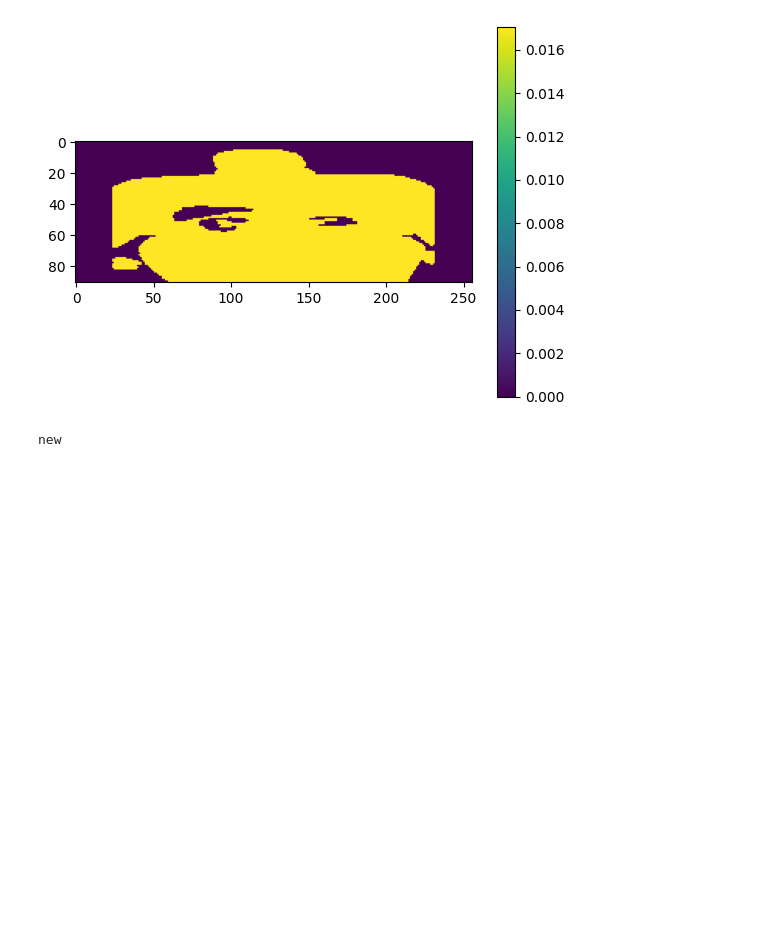
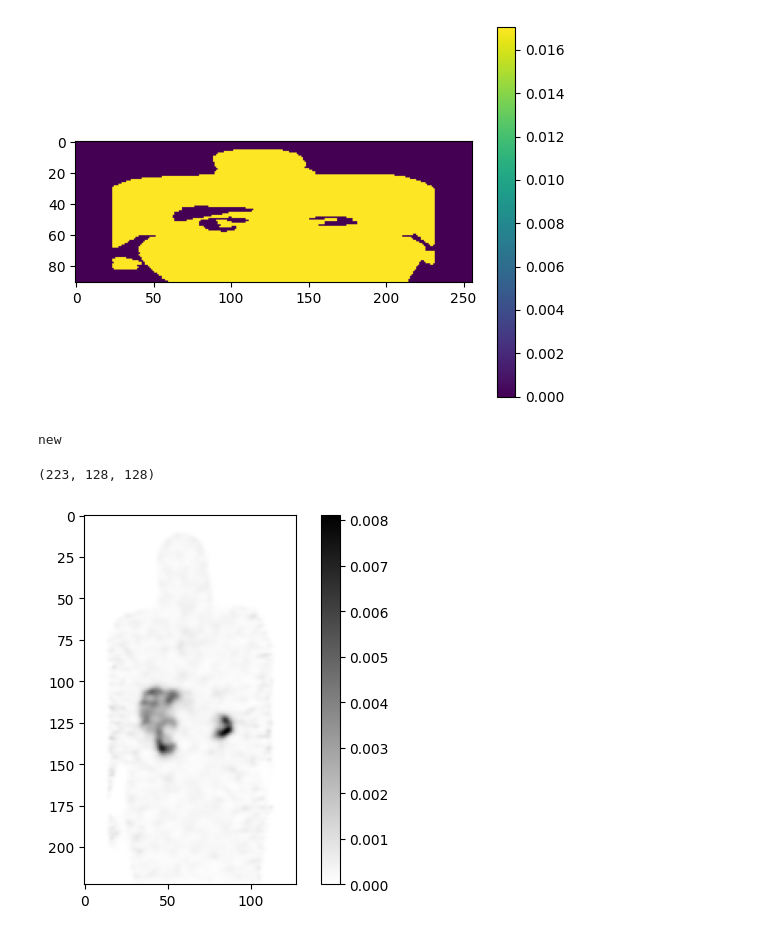
Before and after one commit to qurit/Theranostic-Virtual-Patient-Pipeline, a Jupyter notebook: testing.ipynb, the cells around one changed output. Cells and saved outputs as stored; diff of their text form; code cells hidden in the pictures; blank space fills up the shorter version.

```diff
--- a/testing.ipynb
+++ b/testing.ipynb
@@ -1003,3 +1003,15 @@ obj.new = "new"
 print(obj.new)
 # %% [output]
 new
+# %%
+import SimpleITK as sitk
+import matplotlib.pyplot as plt
+file_path = '/home/jhubadmin/Theranostic-Virtual-Patient-Pipeline/TDT_Output_classes_test4/spect_simulation_outputs/spect_simulation_240min.nii'
+vol = sitk.GetArrayFromImage(sitk.ReadImage(file_path))
+print(vol.shape)
+im = plt.imshow(vol[:, 60, :][::-1],cmap='grey_r')
+plt.colorbar()
+plt.show()
+# %% [output]
+(223, 128, 128)
+[figure, added]
```
Also changed, not shown: parts of 1 cell of this notebook, 7 other files.
